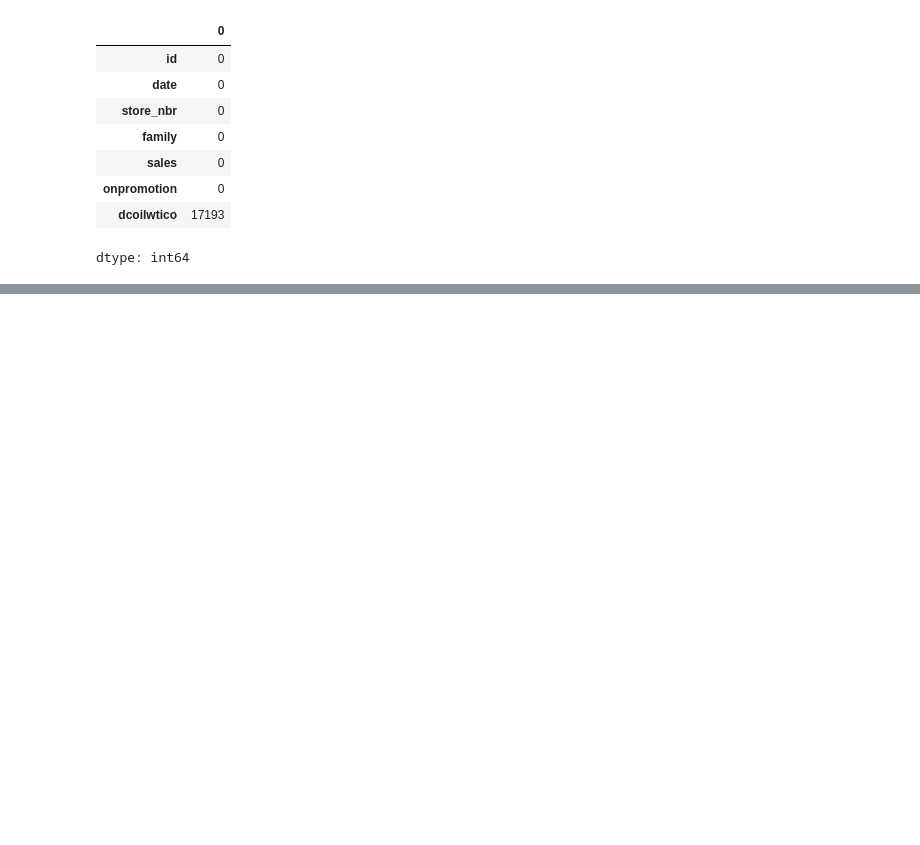
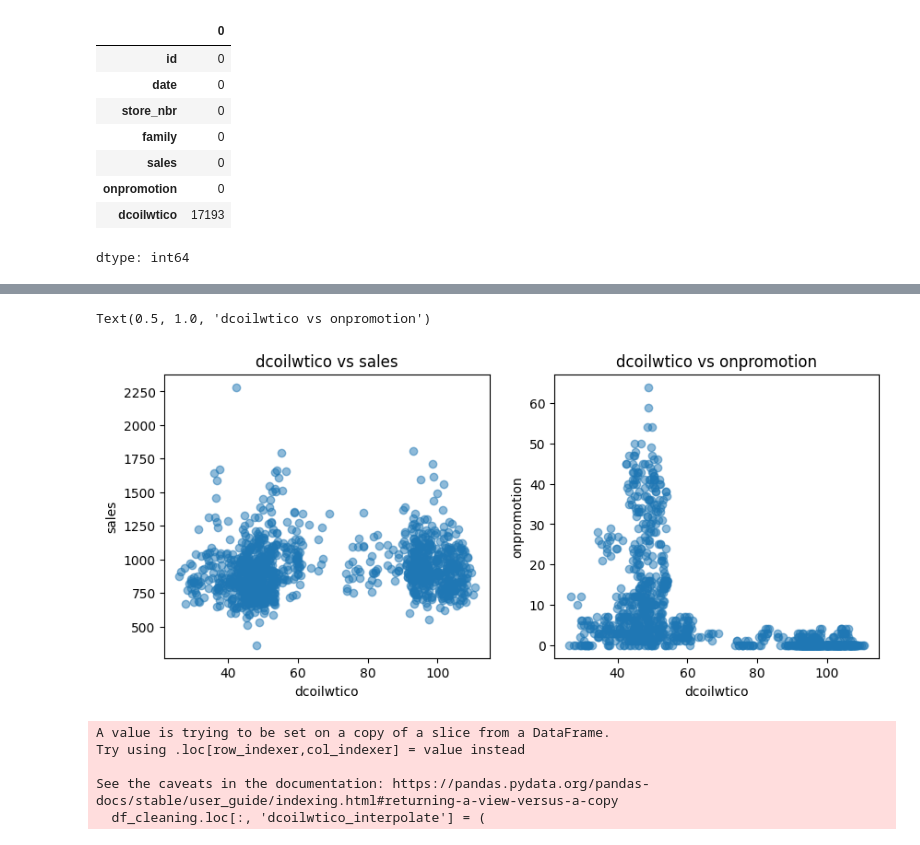
Before and after one commit to KHARIS-Indonesia-AI/salesforecasting, a Jupyter notebook: salesforecasting.ipynb, the cells around one changed output, grey strips where cells are left out. Saved outputs shown, nothing was run; the diff lists cells and outputs as text; code cells hidden in the pictures; blank space fills up the shorter version.

```diff
--- a/salesforecasting.ipynb
+++ b/salesforecasting.ipynb
@@ -86,0 +180,2 @@ plt.show()
+# %%
+df_cleaning = df_store[df_store['family'] =='CLEANING']
@@ -86,0 +198,2 @@ plt.show()
+# %%
+df_cleaning = df_cleaning[['date','store_nbr','family','sales','onpromotion','dcoilwtico']]
@@ -86,0 +228,6 @@ plt.show()
+# %%
+# missing di store_nbr diisi 5 dan family sesuai variable
+df_cleaning['store_nbr'] = df_cleaning['store_nbr'].fillna(5).astype(int)
+df_cleaning['family'] = df_cleaning['family'].fillna('CLEANING')
+
+df_cleaning
@@ -86,0 +258,31 @@ plt.show()
+# %%
+# scatterplot dcoilwtice vs sales
+plt.figure(figsize=(10, 4))
+
+plt.subplot(1, 2, 1)
+plt.scatter(df_cleaning["dcoilwtico"], df_cleaning["sales"], alpha=0.5)
+plt.xlabel("dcoilwtico")
+plt.ylabel("sales")
+plt.title("dcoilwtico vs sales")
+
+# scatterplot dcoilwtico vs onpromotion
+plt.subplot(1, 2, 2)
+plt.scatter(df_cleaning["dcoilwtico"], df_cleaning["onpromotion"], alpha=0.5)
+plt.xlabel("dcoilwtico")
+plt.ylabel("onpromotion")
+plt.title("dcoilwtico vs onpromotion")
+# %% [output]
+Text(0.5, 1.0, 'dcoilwtico vs onpromotion')
+[figure, added]
+# %%
+df_cleaning.loc[:, 'dcoilwtico_interpolate'] = (
+    df_cleaning['dcoilwtico']
+    .interpolate(method='polynomial', order=2)
+    .bfill()
+)
+# %% [output]
+A value is trying to be set on a copy of a slice from a DataFrame.
+Try using .loc[row_indexer,col_indexer] = value instead
+
+See the caveats in the documentation: https://pandas.pydata.org/pandas-docs/stable/user_guide/indexing.html#returning-a-view-versus-a-copy
+  df_cleaning.loc[:, 'dcoilwtico_interpolate'] = (
```
Also changed, not shown: parts of 71 cells of this notebook.
